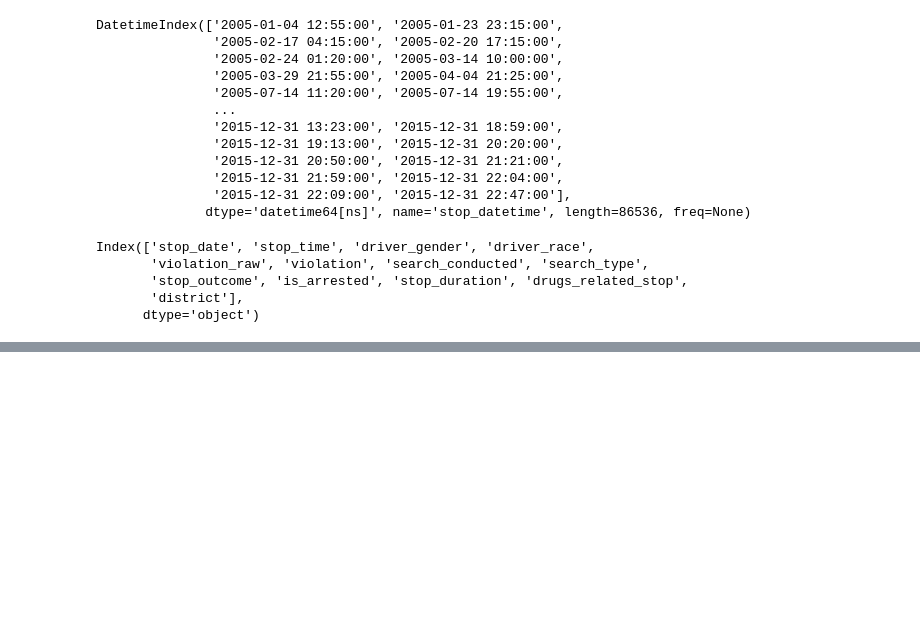
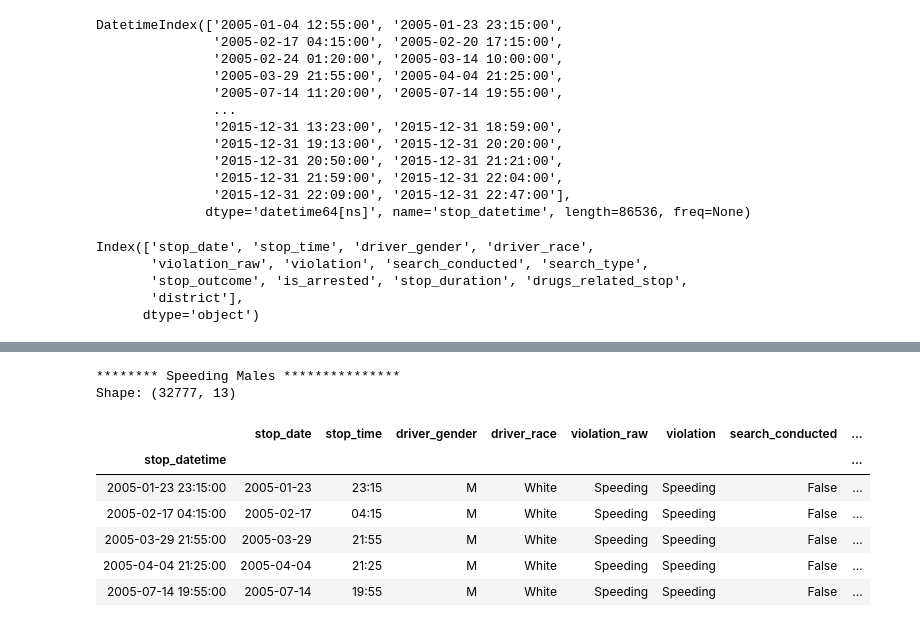
Before and after one commit to afminmax/DC-Data-Scientist-Lessons, a Jupyter notebook: 11-Police-Activity-Open-Data/police-activity-1.ipynb, the cells around one changed output, grey strips where cells are left out. Saved outputs shown, nothing was run; the diff lists cells and outputs as text; code cells hidden in the pictures; blank space fills up the shorter version.

```diff
--- a/11-Police-Activity-Open-Data/police-activity-1.ipynb
+++ b/11-Police-Activity-Open-Data/police-activity-1.ipynb
@@ -299,0 +397,16 @@ Index(['stop_date', 'stop_time', 'driver_gender', 'driver_race',
+# %%
+# Create a DataFrame of male drivers stopped for speeding
+male_and_speeding = ri[(ri.driver_gender == 'M') & (ri.violation == 'Speeding')]
+print('******** Speeding Males ***************')
+print('Shape:', male_and_speeding.shape)
+male_and_speeding.head()
+# %% [output]
+******** Speeding Males ***************
+Shape: (32777, 13)
+|  | stop_date | stop_time | driver_gender | driver_race | violation_raw | violation | search_conducted | ... |
+| stop_datetime |  |  |  |  |  |  |  | ... |
+| 2005-01-23 23:15:00 | 2005-01-23 | 23:15 | M | White | Speeding | Speeding | False | ... |
+| 2005-02-17 04:15:00 | 2005-02-17 | 04:15 | M | White | Speeding | Speeding | False | ... |
+| 2005-03-29 21:55:00 | 2005-03-29 | 21:55 | M | White | Speeding | Speeding | False | ... |
+| 2005-04-04 21:25:00 | 2005-04-04 | 21:25 | M | White | Speeding | Speeding | False | ... |
+| 2005-07-14 19:55:00 | 2005-07-14 | 19:55 | M | White | Speeding | Speeding | False | ... |
```
Also changed, not shown: parts of 33 cells of this notebook.
